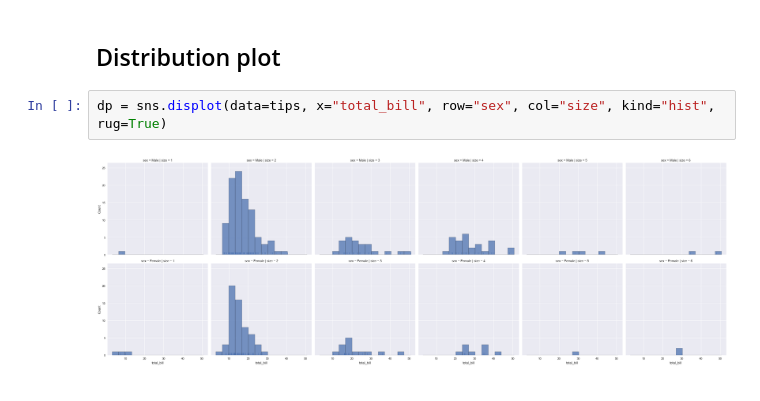
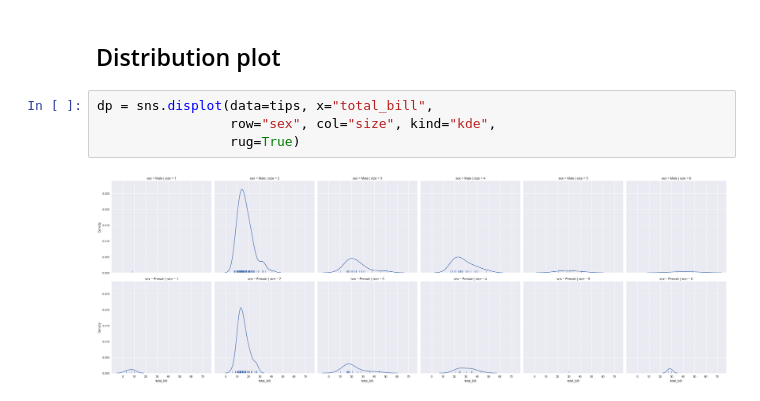
Before and after one commit to DataForScience/DataViz, a Jupyter notebook: 4. Seaborn.ipynb, the cells around one changed output. Cells and saved outputs as stored; diff of their text form.

```diff
--- a/4. Seaborn.ipynb
+++ b/4. Seaborn.ipynb
@@ -311,9 +315,11 @@ We've only just tapped into the seaborn capabilities. It is able to do much more
 # %% [markdown]
 ## Distribution plot
 # %%
-dp = sns.displot(data=tips, x="total_bill", row="sex", col="size", kind="hist", rug=True)
+dp = sns.displot(data=tips, x="total_bill",
+                 row="sex", col="size", kind="kde",
+                 rug=True)
 # %% [output]
-[figure, old version]
+[figure, new version]
 # %% [markdown]
 <div style="width: 100%; overflow: hidden;">
      <img src="data/D4Sci_logo_full.png" alt="Data For Science, Inc" align="center" border="0" width=300px>
```
Also changed, not shown: parts of 3 cells of this notebook, 3 other files.
